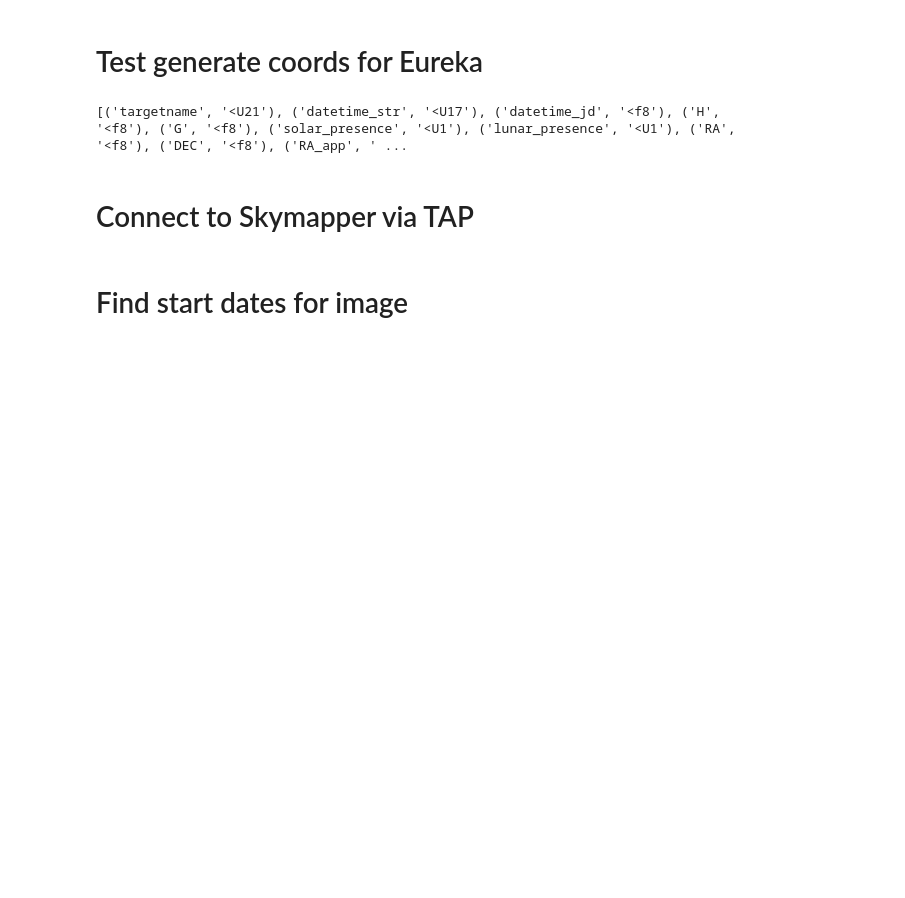
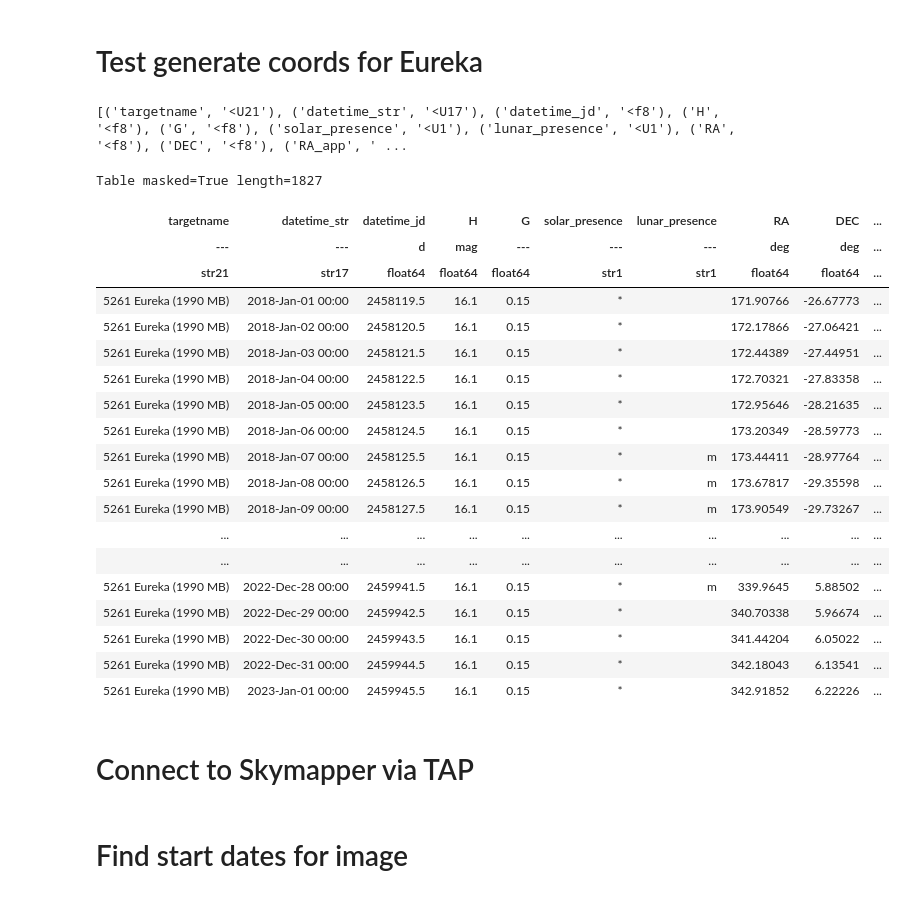
Before and after one commit to BradleyShen/PHYS399, a Jupyter notebook: test.ipynb, the cells around one changed output. Saved outputs shown, nothing was run; the diff lists cells and outputs as text; code cells hidden in the pictures; blank space fills up the shorter version.

```diff
--- a/test.ipynb
+++ b/test.ipynb
@@ -21,8 +21,29 @@ eph = obj.ephemerides()
 # %%
 # See type returned
 print(eph.dtype)
+display(eph)
 # %% [output]
 [('targetname', '<U21'), ('datetime_str', '<U17'), ('datetime_jd', '<f8'), ('H', '<f8'), ('G', '<f8'), ('solar_presence', '<U1'), ('lunar_presence', '<U1'), ('RA', '<f8'), ('DEC', '<f8'), ('RA_app', ' ...
+Table masked=True length=1827
+| targetname | datetime_str | datetime_jd | H | G | solar_presence | lunar_presence | RA | DEC | ... |
+| --- | --- | d | mag | --- | --- | --- | deg | deg | ... |
+| str21 | str17 | float64 | float64 | float64 | str1 | str1 | float64 | float64 | ... |
+| 5261 Eureka (1990 MB) | 2018-Jan-01 00:00 | 2458119.5 | 16.1 | 0.15 | * |  | 171.90766 | -26.67773 | ... |
+| 5261 Eureka (1990 MB) | 2018-Jan-02 00:00 | 2458120.5 | 16.1 | 0.15 | * |  | 172.17866 | -27.06421 | ... |
+| 5261 Eureka (1990 MB) | 2018-Jan-03 00:00 | 2458121.5 | 16.1 | 0.15 | * |  | 172.44389 | -27.44951 | ... |
+| 5261 Eureka (1990 MB) | 2018-Jan-04 00:00 | 2458122.5 | 16.1 | 0.15 | * |  | 172.70321 | -27.83358 | ... |
+| 5261 Eureka (1990 MB) | 2018-Jan-05 00:00 | 2458123.5 | 16.1 | 0.15 | * |  | 172.95646 | -28.21635 | ... |
+| 5261 Eureka (1990 MB) | 2018-Jan-06 00:00 | 2458124.5 | 16.1 | 0.15 | * |  | 173.20349 | -28.59773 | ... |
+| 5261 Eureka (1990 MB) | 2018-Jan-07 00:00 | 2458125.5 | 16.1 | 0.15 | * | m | 173.44411 | -28.97764 | ... |
+| 5261 Eureka (1990 MB) | 2018-Jan-08 00:00 | 2458126.5 | 16.1 | 0.15 | * | m | 173.67817 | -29.35598 | ... |
+| 5261 Eureka (1990 MB) | 2018-Jan-09 00:00 | 2458127.5 | 16.1 | 0.15 | * | m | 173.90549 | -29.73267 | ... |
+| ... | ... | ... | ... | ... | ... | ... | ... | ... | ... |
+| ... | ... | ... | ... | ... | ... | ... | ... | ... | ... |
+| 5261 Eureka (1990 MB) | 2022-Dec-28 00:00 | 2459941.5 | 16.1 | 0.15 | * | m | 339.9645 | 5.88502 | ... |
+| 5261 Eureka (1990 MB) | 2022-Dec-29 00:00 | 2459942.5 | 16.1 | 0.15 | * |  | 340.70338 | 5.96674 | ... |
+| 5261 Eureka (1990 MB) | 2022-Dec-30 00:00 | 2459943.5 | 16.1 | 0.15 | * |  | 341.44204 | 6.05022 | ... |
+| 5261 Eureka (1990 MB) | 2022-Dec-31 00:00 | 2459944.5 | 16.1 | 0.15 | * |  | 342.18043 | 6.13541 | ... |
+| 5261 Eureka (1990 MB) | 2023-Jan-01 00:00 | 2459945.5 | 16.1 | 0.15 | * |  | 342.91852 | 6.22226 | ... |
 # %% [markdown]
 # Connect to Skymapper via TAP
 # %%
```
Also changed, not shown: parts of 14 cells of this notebook, 3 other files.
